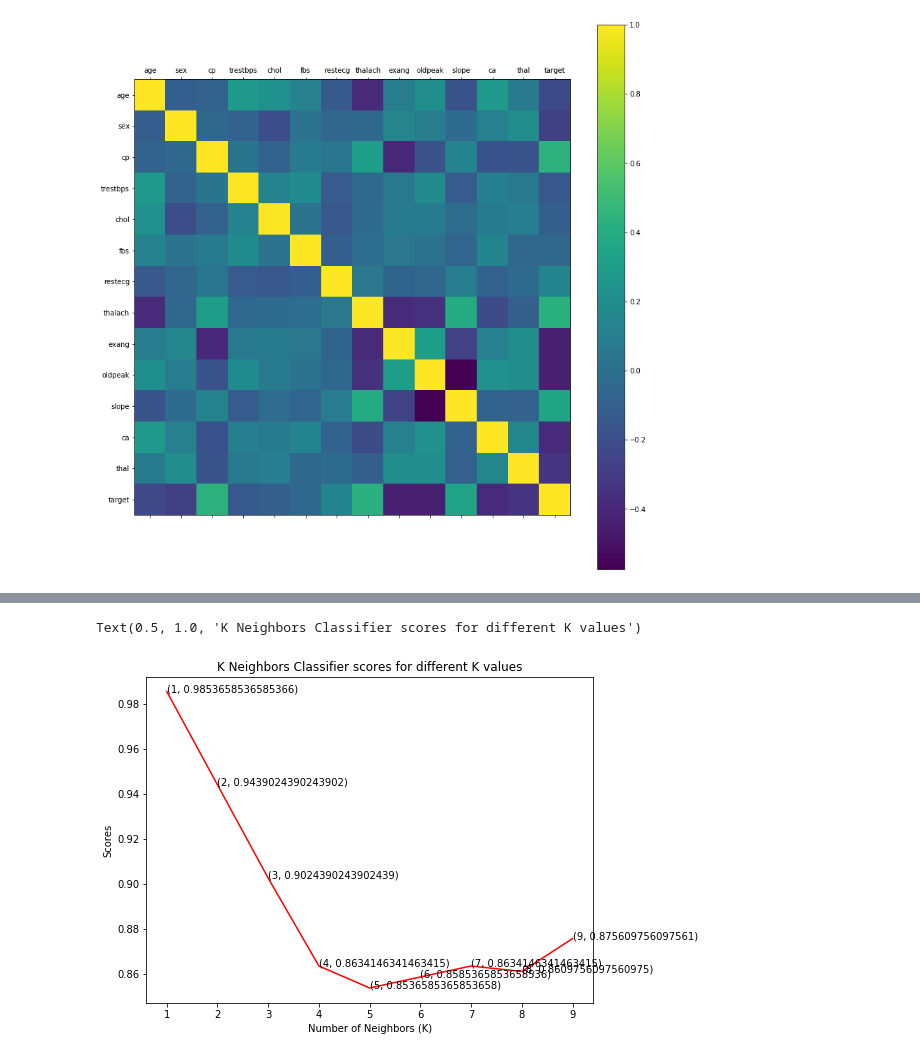
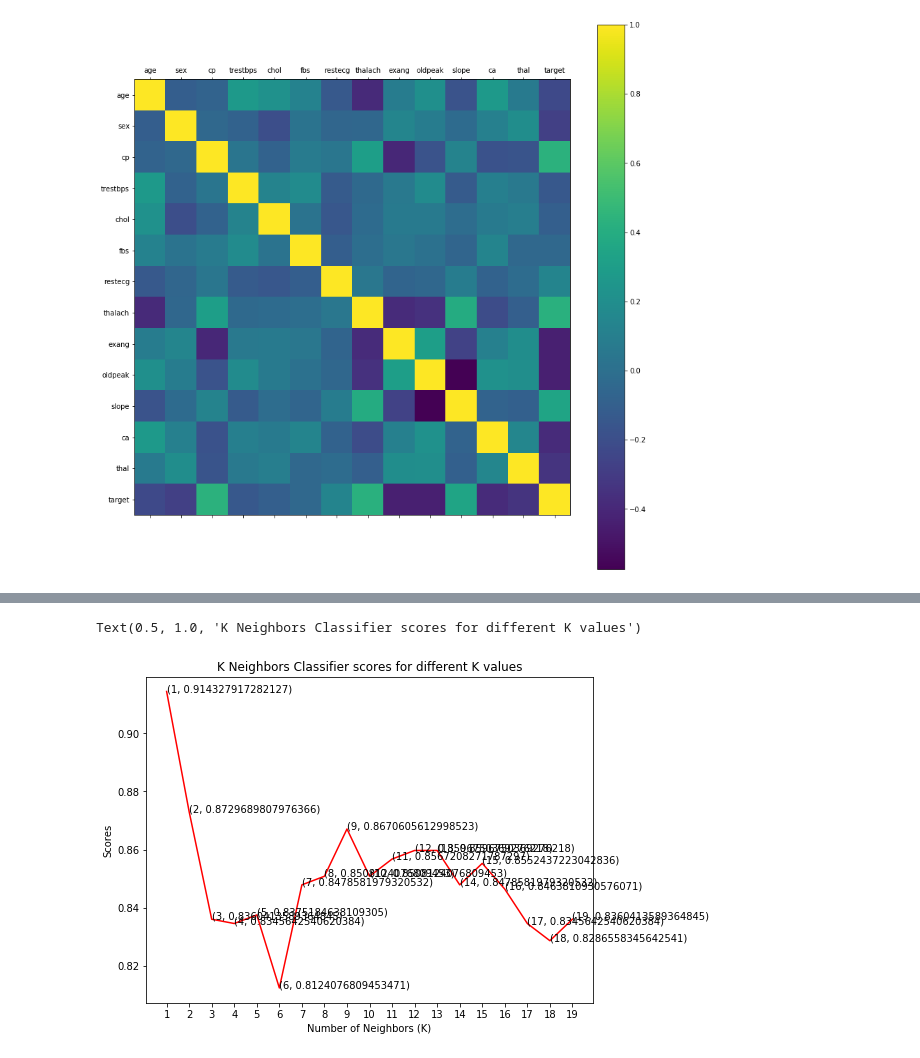
Before and after one commit to haishan-shi/A1, a Jupyter notebook: A2_Practical_Machine_Learning_Project.ipynb, the cells around one changed output, grey strips where cells are left out. Cells and saved outputs as stored; diff of their text form; code cells hidden in the pictures.

```diff
--- a/A2_Practical_Machine_Learning_Project.ipynb
+++ b/A2_Practical_Machine_Learning_Project.ipynb
@@ -94,0 +109,3 @@ draw_histograms(heart,heart.columns,6,3)
+# %%
+rcParams['figure.figsize'] = 10,5
+sn.countplot(x='sex',hue='target',data=heart)
@@ -138,21 +212,21 @@ heart.head()
 # %%
 y = heart['target']
 X = heart.drop(['target'], axis = 1)
-X_train, X_test, y_train, y_test = train_test_split(X, y, test_size = 0.40, random_state = 0)
+X_train, X_test, y_train, y_test = train_test_split(X, y, test_size = 0.66, random_state = 0)
 # %%
 knn_scores = []
-for k in range(1,10):
+for k in range(1,20):
     knn_classifier = KNeighborsClassifier(n_neighbors = k)
     knn_classifier.fit(X_train, y_train)
     knn_scores.append(knn_classifier.score(X_test, y_test))
 # %%
-plt.plot([k for k in range(1, 10)], knn_scores, color = 'red')
-for i in range(1,10):
+plt.plot([k for k in range(1, 20)], knn_scores, color = 'red')
+for i in range(1,20):
     plt.text(i, knn_scores[i-1], (i, knn_scores[i-1]))
-plt.xticks([i for i in range(1, 10)])
+plt.xticks([i for i in range(1, 20)])
 plt.xlabel('Number of Neighbors (K)')
 plt.ylabel('Scores')
 plt.title('K Neighbors Classifier scores for different K values')
 # %% [output]
 Text(0.5, 1.0, 'K Neighbors Classifier scores for different K values')
-[figure, old version]
+[figure, new version]
```
Also changed, not shown: parts of 32 cells of this notebook.
